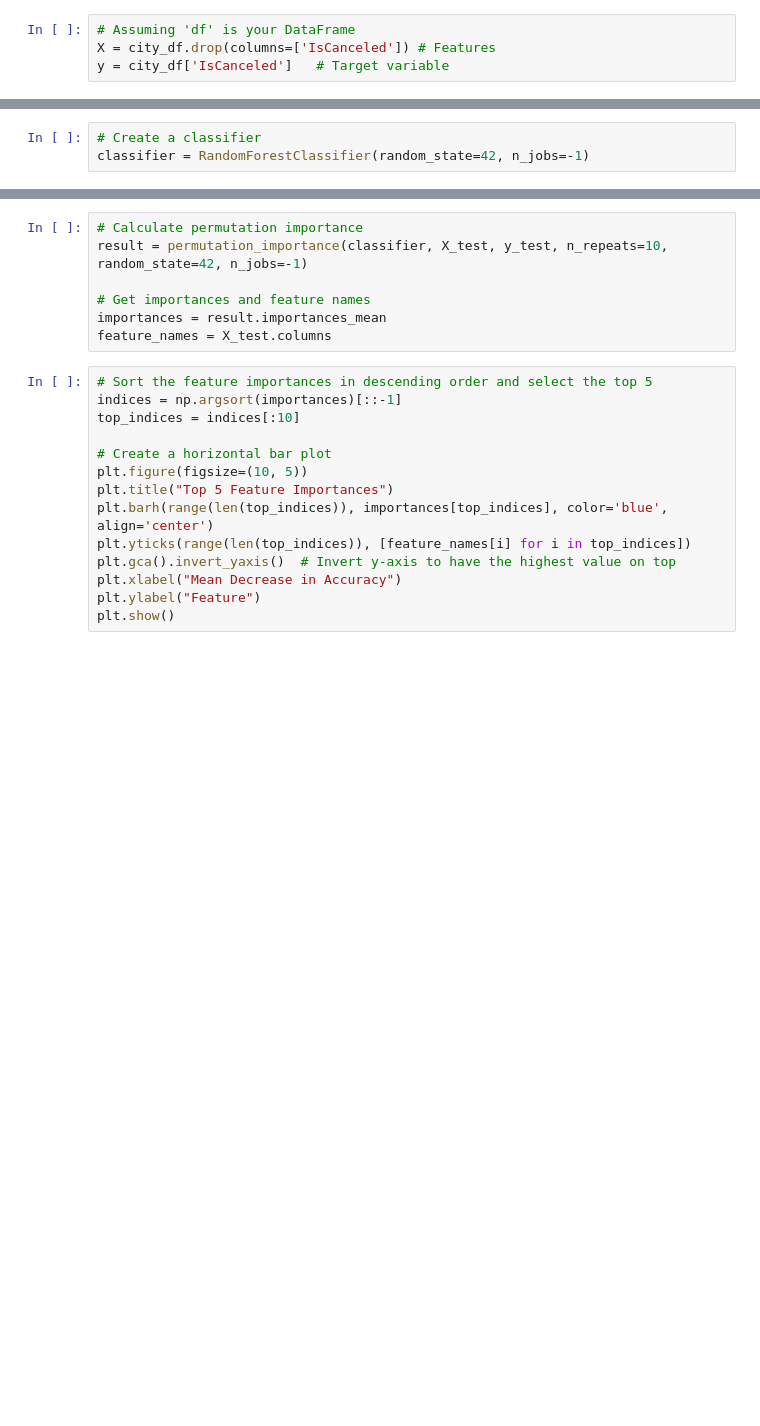
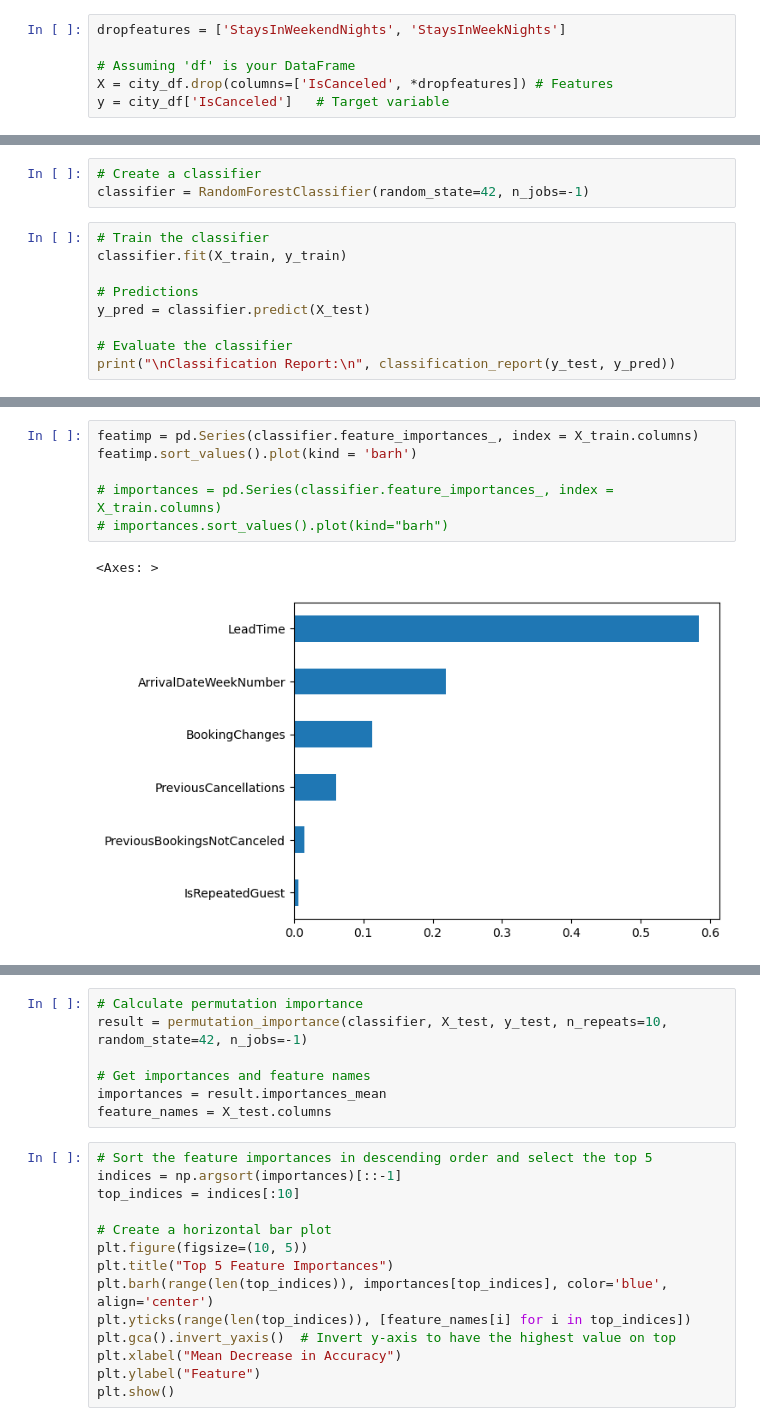
Before and after one commit to BenJMcCarty/Hotel-Revenue-Management, a Jupyter notebook: Model_Testing.ipynb, the cells around one changed output, grey strips where cells are left out. Drawn from its saved outputs; the diff is of its cells as text; blank space fills up the shorter version.

```diff
--- a/Model_Testing.ipynb
+++ b/Model_Testing.ipynb
@@ -262,8 +262,10 @@ city_df
 | 79329 | 0 | 205 | 35 | 2 | 7 | 0 | ... |
 79330 rows × 9 columns
 # %%
+dropfeatures = ['StaysInWeekendNights', 'StaysInWeekNights']
+
 # Assuming 'df' is your DataFrame
-X = city_df.drop(columns=['IsCanceled']) # Features
+X = city_df.drop(columns=['IsCanceled', *dropfeatures]) # Features
 y = city_df['IsCanceled']   # Target variable
 # %%
 # Splitting the dataset into training and testing sets
@@ -330,3 +332,12 @@ weighted avg       0.79      0.79      0.79     15866
 # %%
 # Create a classifier
 classifier = RandomForestClassifier(random_state=42, n_jobs=-1)
+# %%
+# Train the classifier
+classifier.fit(X_train, y_train)
+
+# Predictions
+y_pred = classifier.predict(X_test)
+
+# Evaluate the classifier
+print("\nClassification Report:\n", classification_report(y_test, y_pred))
@@ -333,3 +354,12 @@ classifier = RandomForestClassifier(random_state=42, n_jobs=-1)
+# %%
+featimp = pd.Series(classifier.feature_importances_, index = X_train.columns)
+featimp.sort_values().plot(kind = 'barh')
+
+# importances = pd.Series(classifier.feature_importances_, index = X_train.columns)
+# importances.sort_values().plot(kind="barh")
+# %% [output]
+<Axes: >
+[figure, added]
 # %%
 ## Applying SMOTE to generate synthetic samples for the minority class
 smote = SMOTE(random_state=42)
```
Also changed, not shown: parts of 11 cells of this notebook, 1 other file.
